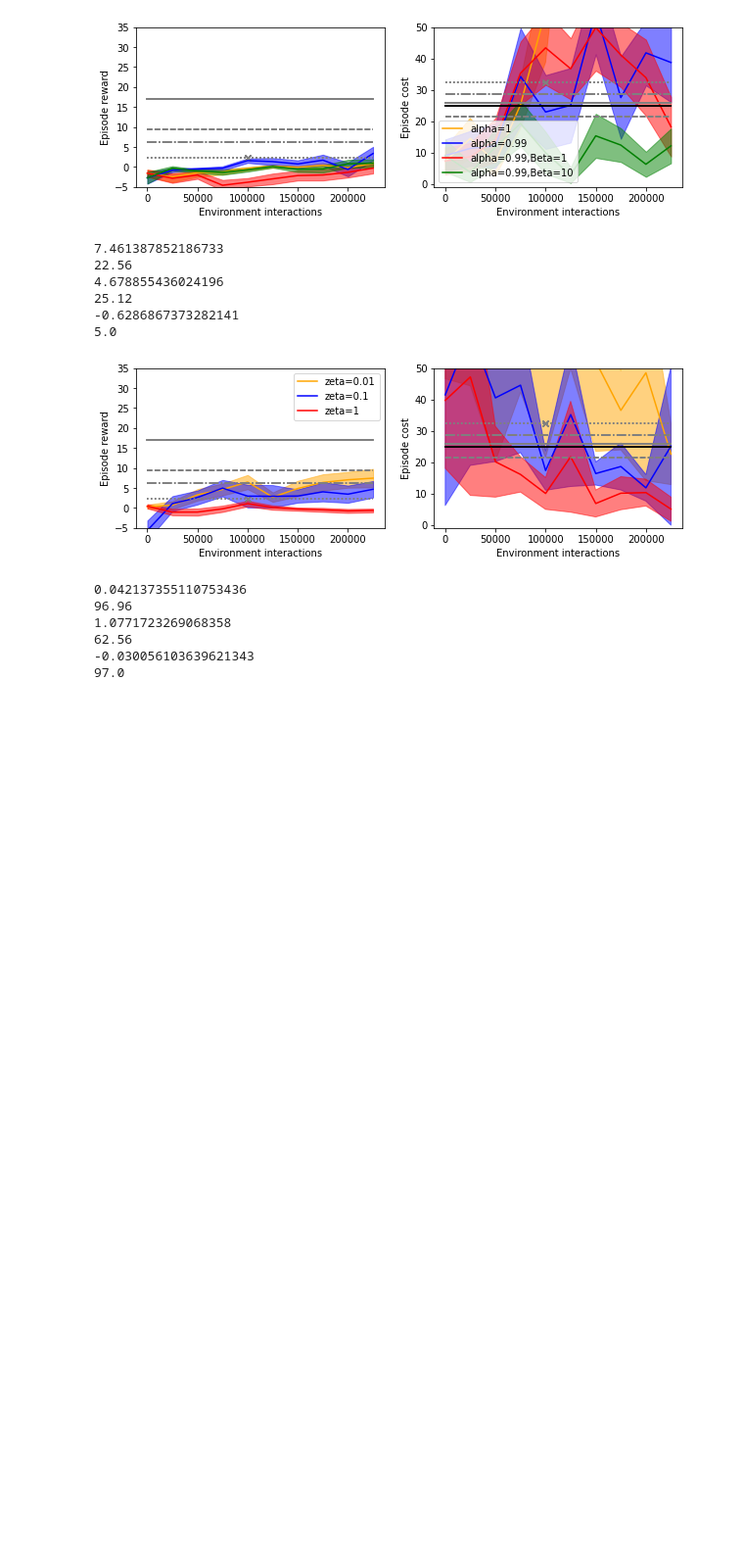
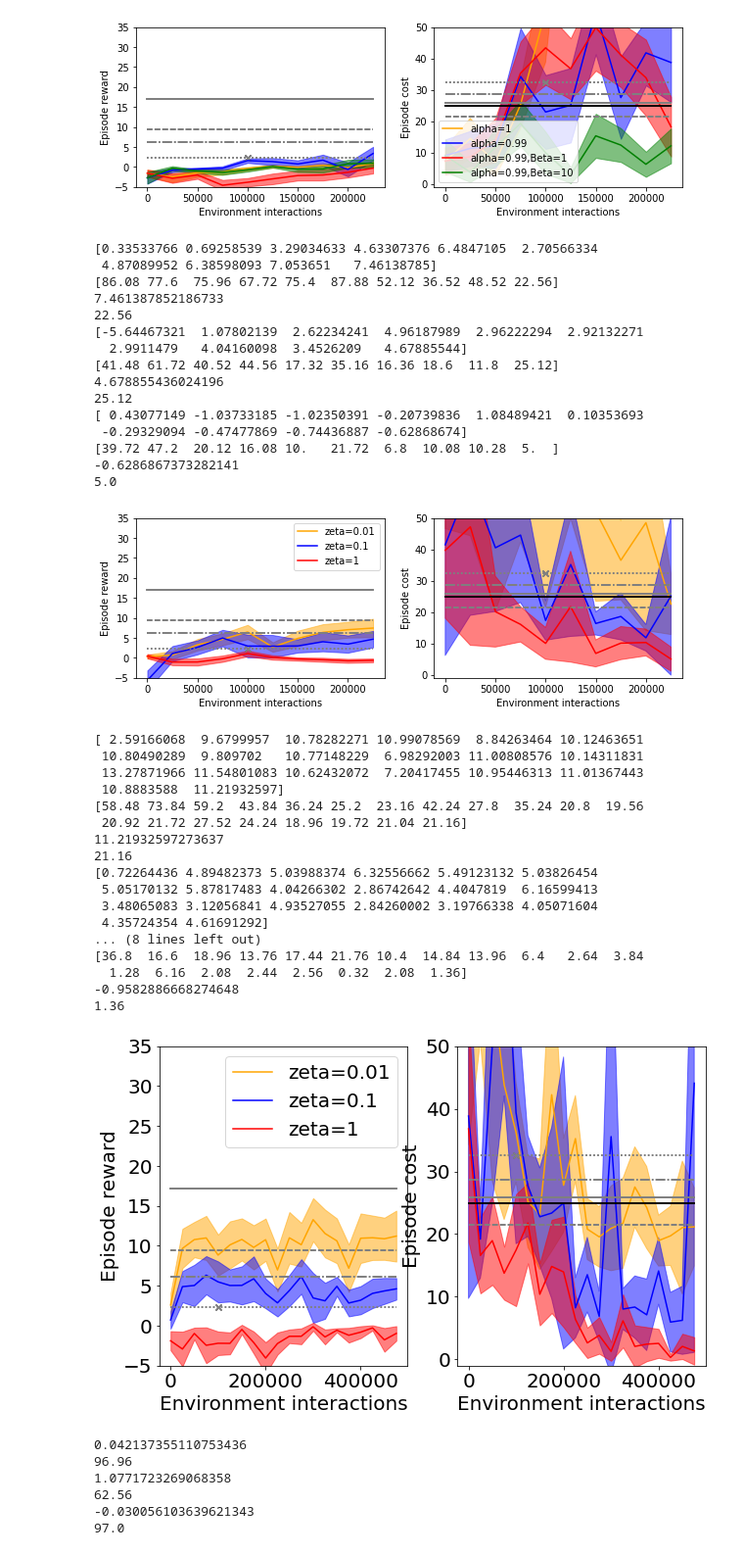
Before and after one commit to flodorner/Augmented_Constrained_RL, a Jupyter notebook: Plot_results.ipynb, the cells around one changed output. Shown at 98% size. Drawn from its saved outputs; the diff is of its cells as text; code cells hidden in the pictures; blank space fills up the shorter version.

```diff
--- a/Plot_results.ipynb
+++ b/Plot_results.ipynb
@@ -240,16 +254,47 @@ plt.show()
 # %%
 plot(["sac_c_ss10k_m001_a1_c001","sac_c_ss10k_m001_a1_c01","sac_c_ss10k_m001_a1_c1"],legend=["zeta=0.01","zeta=0.1","zeta=1"],loc_legend="upper right",fig_legend=1)
 
 plt.show()
+
+plot(["sac_c_ss10k_m001_a1_c001_long2","sac_c_ss10k_m001_a1_c01_long2","sac_c_ss10k_m001_a1_c1_long2"],legend=["zeta=0.01","zeta=0.1","zeta=1"],loc_legend="upper right",fig_legend=1,epochs=20,figsize=(10,6),fontsize=20)
+
+plt.show()
 #Agent that does not see cost is bad in terms of both reward and costs. Roughly, larger zeta means less cost and less reward.
 # %% [output]
+[0.33533766 0.69258539 3.29034633 4.63307376 6.4847105  2.70566334
+ 4.87089952 6.38598093 7.053651   7.46138785]
+[86.08 77.6  75.96 67.72 75.4  87.88 52.12 36.52 48.52 22.56]
 7.461387852186733
 22.56
+[-5.64467321  1.07802139  2.62234241  4.96187989  2.96222294  2.92132271
+  2.9911479   4.04160098  3.4526209   4.67885544]
+[41.48 61.72 40.52 44.56 17.32 35.16 16.36 18.6  11.8  25.12]
 4.678855436024196
 25.12
+[ 0.43077149 -1.03733185 -1.02350391 -0.20739836  1.08489421  0.10353693
+ -0.29329094 -0.47477869 -0.74436887 -0.62868674]
+[39.72 47.2  20.12 16.08 10.   21.72  6.8  10.08 10.28  5.  ]
 -0.6286867373282141
 5.0
 [figure]
+[ 2.59166068  9.6799957  10.78282271 10.99078569  8.84263464 10.12463651
+ 10.80490289  9.809702   10.77148229  6.98292003 11.00808576 10.14311831
+ 13.27871966 11.54801083 10.62432072  7.20417455 10.95446313 11.01367443
+ 10.8883588  11.21932597]
+[58.48 73.84 59.2  43.84 36.24 25.2  23.16 42.24 27.8  35.24 20.8  19.56
+ 20.92 21.72 27.52 24.24 18.96 19.72 21.04 21.16]
+11.21932597273637
+21.16
+[0.72264436 4.89482373 5.03988374 6.32556662 5.49123132 5.03826454
+ 5.05170132 5.87817483 4.04266302 2.86742642 4.4047819  6.16599413
+ 3.48065083 3.12056841 4.93527055 2.84260002 3.19766338 4.05071604
+ 4.35724354 4.61691292]
+... (8 lines left out)
+[36.8  16.6  18.96 13.76 17.44 21.76 10.4  14.84 13.96  6.4   2.64  3.84
+  1.28  6.16  2.08  2.44  2.56  0.32  2.08  1.36]
+-0.9582886668274648
+1.36
+[figure, added]
 # %%
 plot(["td3_ss10k_m001_a1_c001","td3_ss10k_m001_a1_c01","td3_ss10k_m001_a1_c1"],legend=["zeta=0.01","zeta=0.1","zeta=1"],loc_legend="upper right",fig_legend=1)
 
```
Also changed, not shown: parts of 4 cells of this notebook, 3 other files.
